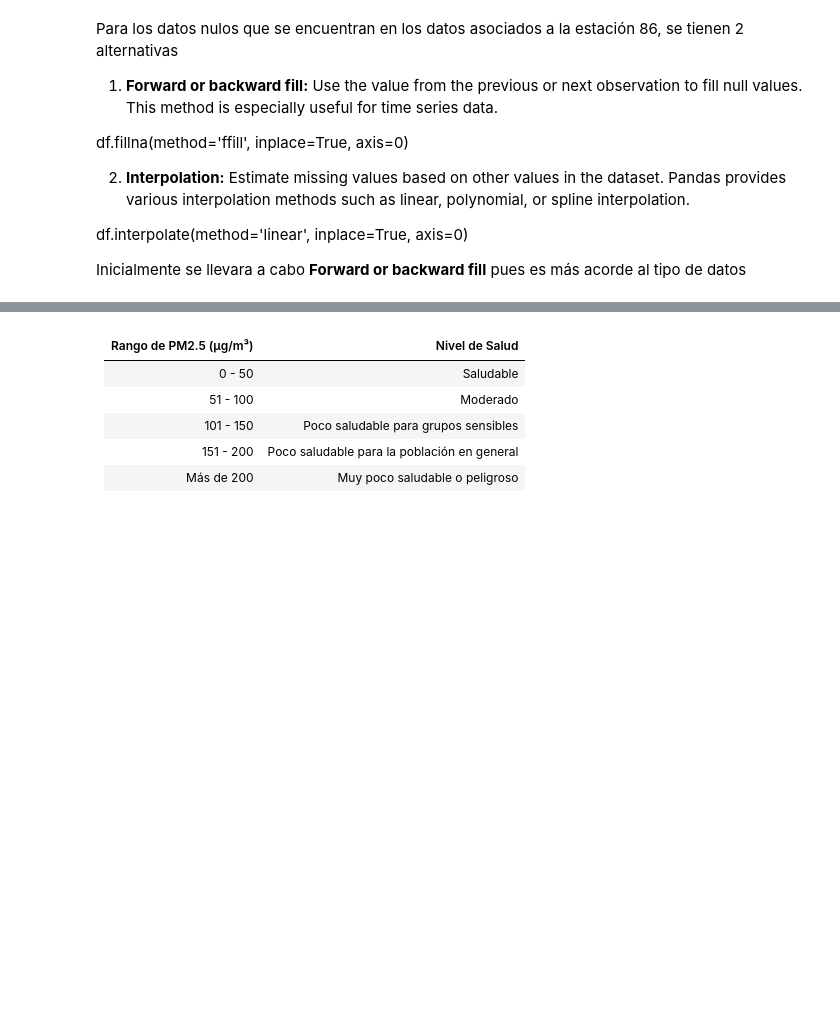
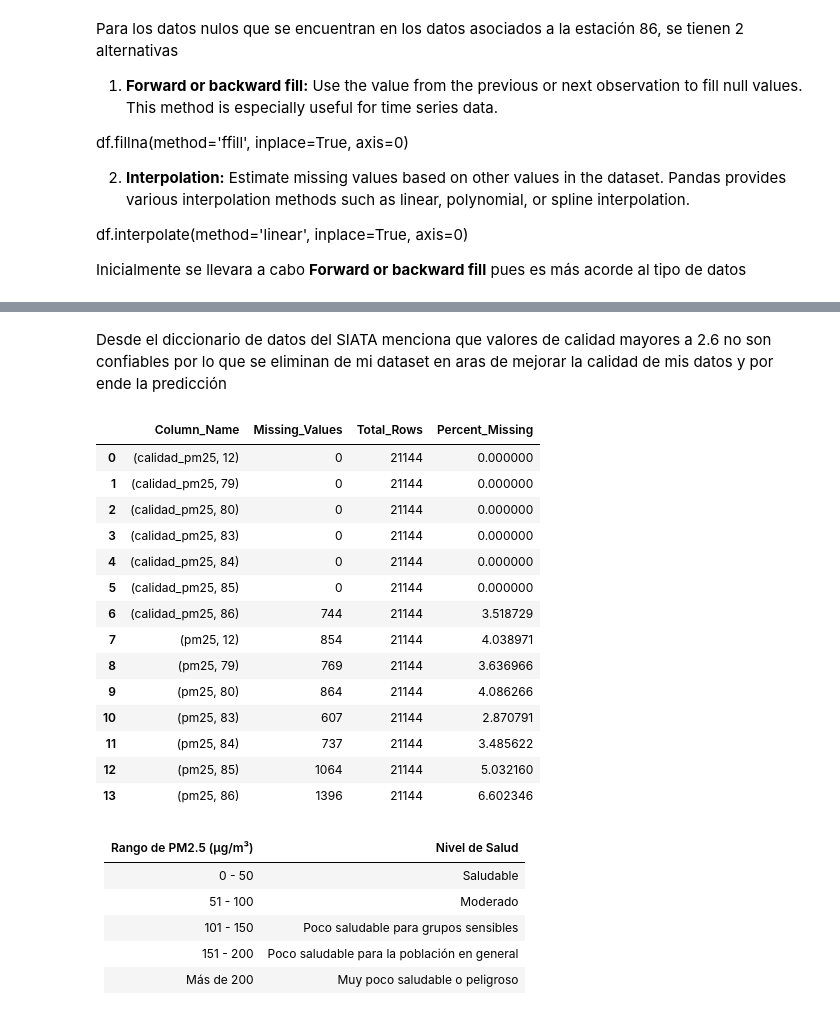
Before and after one commit to Matu10100/AirQuality_Prediction, a Jupyter notebook: Programacion/ProyectoGrado-EDA_V1.ipynb, the cells around one changed output, grey strips where cells are left out. Drawn from its saved outputs; the diff is of its cells as text; code cells hidden in the pictures; blank space fills up the shorter version.

Commit message:
Analisis de calidad de los datos de pm25, se vuelven nulos aquellos datos de pm25 que su calidad es mayor a 2.6

```diff
--- a/Programacion/ProyectoGrado-EDA_V1.ipynb
+++ b/Programacion/ProyectoGrado-EDA_V1.ipynb
@@ -219,3 +246,33 @@ Air_organized.describe()
+# %% [markdown]
+Desde el diccionario de datos del SIATA menciona que valores de calidad mayores a 2.6 no son confiables por lo que se eliminan de mi dataset en aras de mejorar la calidad de mis datos y por ende la predicción
+# %%
+prueba = Air_organized.copy()
+
+# Filtrar todas las columnas de 'calidad_pm25'
+calidad_columns = prueba.xs('calidad_pm25', level=0, axis=1)
+
+# Iterar sobre cada código serial en las columnas 'calidad_pm25'
+for codigoSerial in calidad_columns:
+    # Reemplazar los valores en 'pm25' si 'calidad_pm25' es menor a 2.6
+    prueba.loc[prueba[('calidad_pm25', codigoSerial)] > 2.6, ('pm25', codigoSerial)] = np.nan
+# %%
+missing_values(prueba)
+# %% [output]
+|  | Column_Name | Missing_Values | Total_Rows | Percent_Missing |
+| 0 | (calidad_pm25, 12) | 0 | 21144 | 0.000000 |
+| 1 | (calidad_pm25, 79) | 0 | 21144 | 0.000000 |
+| 2 | (calidad_pm25, 80) | 0 | 21144 | 0.000000 |
+| 3 | (calidad_pm25, 83) | 0 | 21144 | 0.000000 |
+| 4 | (calidad_pm25, 84) | 0 | 21144 | 0.000000 |
+| 5 | (calidad_pm25, 85) | 0 | 21144 | 0.000000 |
+| 6 | (calidad_pm25, 86) | 744 | 21144 | 3.518729 |
+| 7 | (pm25, 12) | 854 | 21144 | 4.038971 |
+| 8 | (pm25, 79) | 769 | 21144 | 3.636966 |
+| 9 | (pm25, 80) | 864 | 21144 | 4.086266 |
+| 10 | (pm25, 83) | 607 | 21144 | 2.870791 |
+| 11 | (pm25, 84) | 737 | 21144 | 3.485622 |
+| 12 | (pm25, 85) | 1064 | 21144 | 5.032160 |
+| 13 | (pm25, 86) | 1396 | 21144 | 6.602346 |
 # %% [markdown]
 | Rango de PM2.5 (µg/m³) | Nivel de Salud                     |
 |--------------------------|------------------------------------|
```
Also changed, not shown: parts of 19 cells of this notebook.
